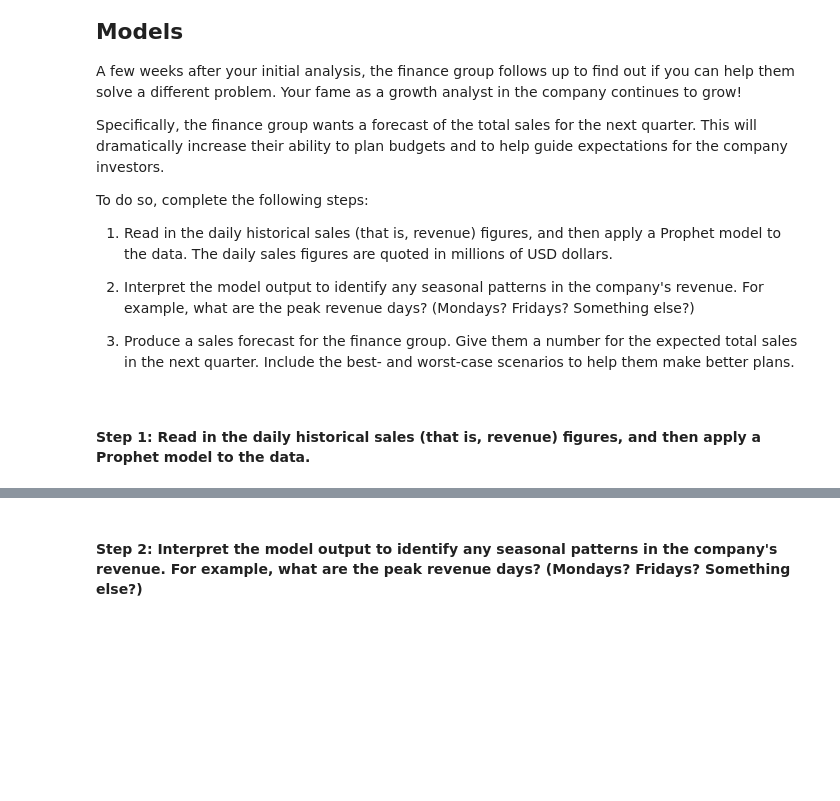
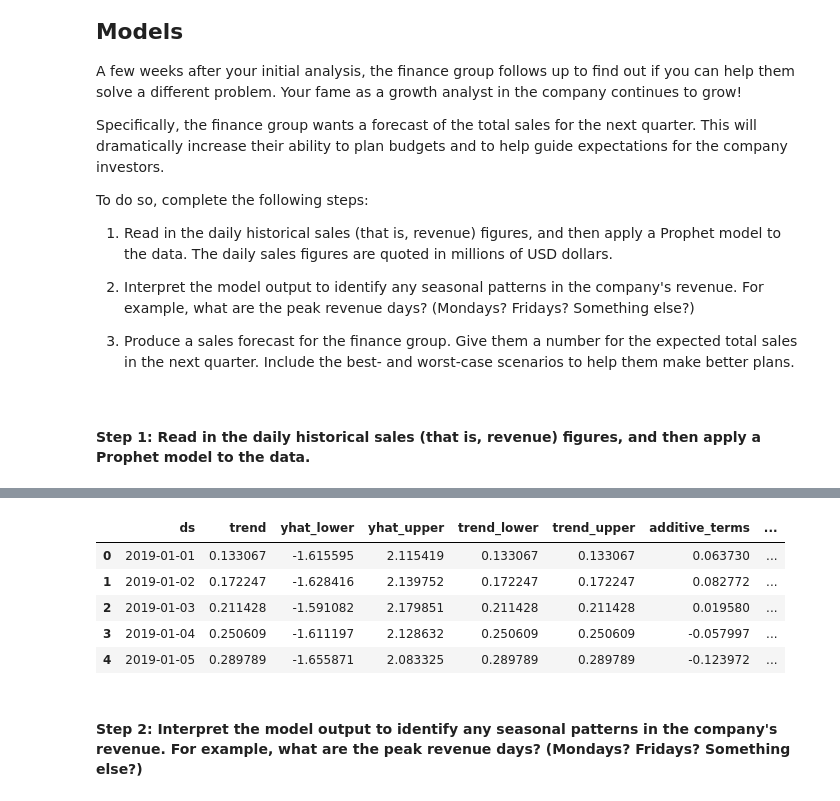
Before and after one commit to mightymiklas/Time_Series_Forecasting, a Jupyter notebook: forecasting_net_prophet.ipynb, the cells around one changed output, grey strips where cells are left out. Saved outputs shown, nothing was run; the diff lists cells and outputs as text; code cells hidden in the pictures; blank space fills up the shorter version.

```diff
--- a/forecasting_net_prophet.ipynb
+++ b/forecasting_net_prophet.ipynb
@@ -495,9 +717,16 @@ mercado_sales_prophet_future = # YOUR CODE HERE
 # %%
 # Make predictions for the sales each day over the next quarter
-mercado_sales_prophet_forecast = # YOUR CODE HERE
+mercado_sales_prophet_forecast = mercado_sales_prophet_model.predict(mercado_sales_prophet_future)
 
 # Display the first 5 rows of the resulting DataFrame
-# YOUR CODE HERE
+mercado_sales_prophet_forecast.head()
+# %% [output]
+|  | ds | trend | yhat_lower | yhat_upper | trend_lower | trend_upper | additive_terms | ... |
+| 0 | 2019-01-01 | 0.133067 | -1.615595 | 2.115419 | 0.133067 | 0.133067 | 0.063730 | ... |
+| 1 | 2019-01-02 | 0.172247 | -1.628416 | 2.139752 | 0.172247 | 0.172247 | 0.082772 | ... |
+| 2 | 2019-01-03 | 0.211428 | -1.591082 | 2.179851 | 0.211428 | 0.211428 | 0.019580 | ... |
+| 3 | 2019-01-04 | 0.250609 | -1.611197 | 2.128632 | 0.250609 | 0.250609 | -0.057997 | ... |
+| 4 | 2019-01-05 | 0.289789 | -1.655871 | 2.083325 | 0.289789 | 0.289789 | -0.123972 | ... |
 # %% [markdown]
 #### Step 2: Interpret the model output to identify any seasonal patterns in the company's revenue. For example, what are the peak revenue days? (Mondays? Fridays? Something else?)
 # %%
```
Also changed, not shown: parts of 58 cells of this notebook.
